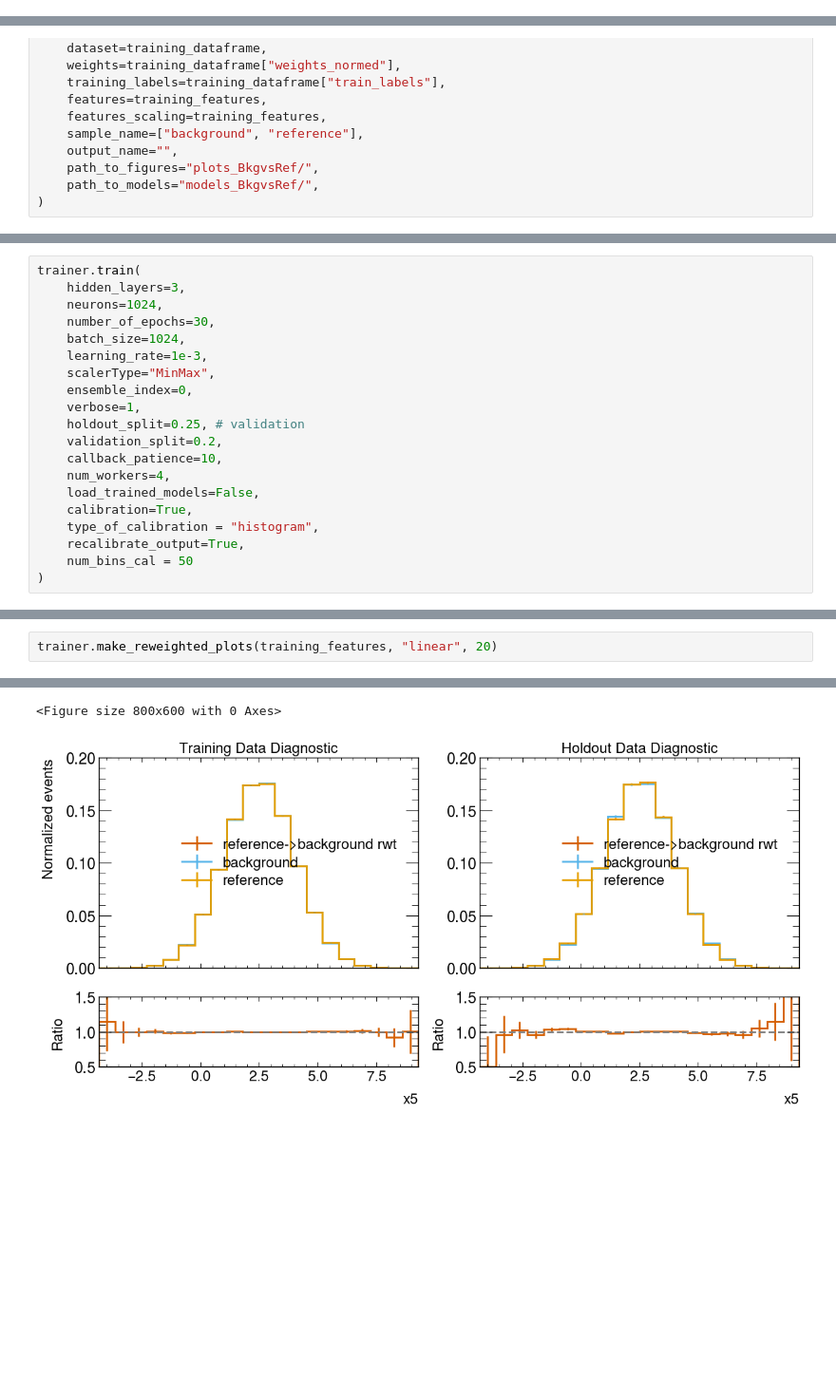
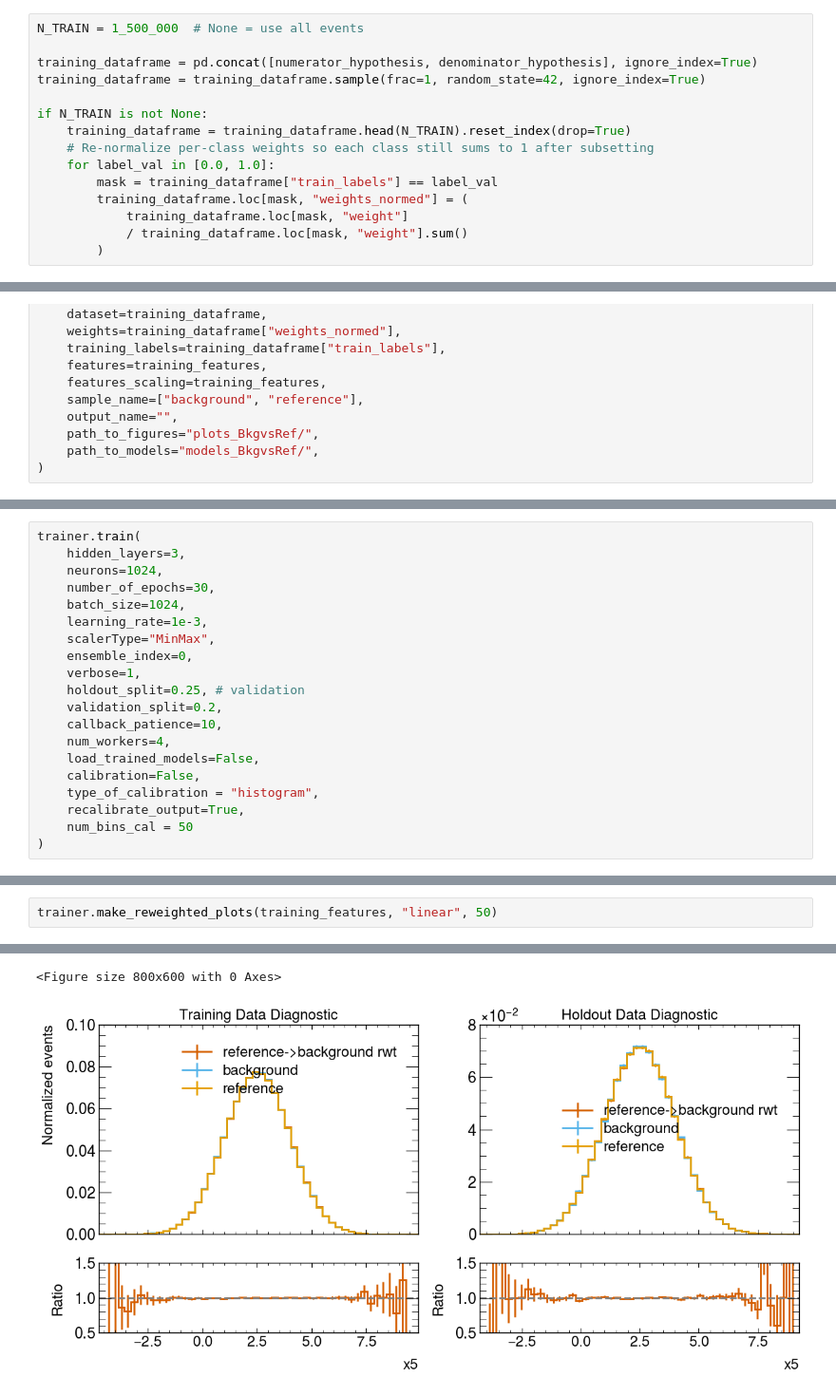
Before and after one commit to Ragansu/NSBI-workflow-tutorial, a Jupyter notebook: workshops/nsbi_atlas_workshop/2b_BkgvsRef_training.ipynb, the cells around one changed output, grey strips where cells are left out. Shown at 95% size. Drawn from its saved outputs; the diff is of its cells as text; blank space fills up the shorter version.

```diff
--- a/workshops/nsbi_atlas_workshop/2b_BkgvsRef_training.ipynb
+++ b/workshops/nsbi_atlas_workshop/2b_BkgvsRef_training.ipynb
@@ -29,3 +59,18 @@ denominator_hypothesis["weights_normed"] = denominator_hypothesis['weight'] / de
 denominator_hypothesis["train_labels"] = 0.0
 # %%
 training_dataframe = pd.concat([numerator_hypothesis, denominator_hypothesis], ignore_index=True)
+# %%
+N_TRAIN = 1_500_000  # None = use all events
+
+training_dataframe = pd.concat([numerator_hypothesis, denominator_hypothesis], ignore_index=True)
+training_dataframe = training_dataframe.sample(frac=1, random_state=42, ignore_index=True)
+
+if N_TRAIN is not None:
+    training_dataframe = training_dataframe.head(N_TRAIN).reset_index(drop=True)
+    # Re-normalize per-class weights so each class still sums to 1 after subsetting
+    for label_val in [0.0, 1.0]:
+        mask = training_dataframe["train_labels"] == label_val
+        training_dataframe.loc[mask, "weights_normed"] = (
+            training_dataframe.loc[mask, "weight"]
+            / training_dataframe.loc[mask, "weight"].sum()
+        )
@@ -58,7 +111,7 @@ trainer.train(
     callback_patience=10,
     num_workers=4,
     load_trained_models=False,
-    calibration=True,
+    calibration=False,
     type_of_calibration = "histogram",
     recalibrate_output=True,
     num_bins_cal = 50
@@ -126,3 +211,3 @@ trainer.make_calib_plots(observable='score', nbins=50, ensemble_index=0)
 # %%
-trainer.make_reweighted_plots(training_features, "linear", 20)
+trainer.make_reweighted_plots(training_features, "linear", 50)
 # %% [output]
@@ -136,3 +221,3 @@ trainer.make_reweighted_plots(training_features, "linear", 20)
 <Figure size 800x600 with 0 Axes>
-[figure, old version]
+[figure, new version]
 <Figure size 800x600 with 0 Axes>
```
Also changed, not shown: parts of 17 cells of this notebook, 8 other files.
